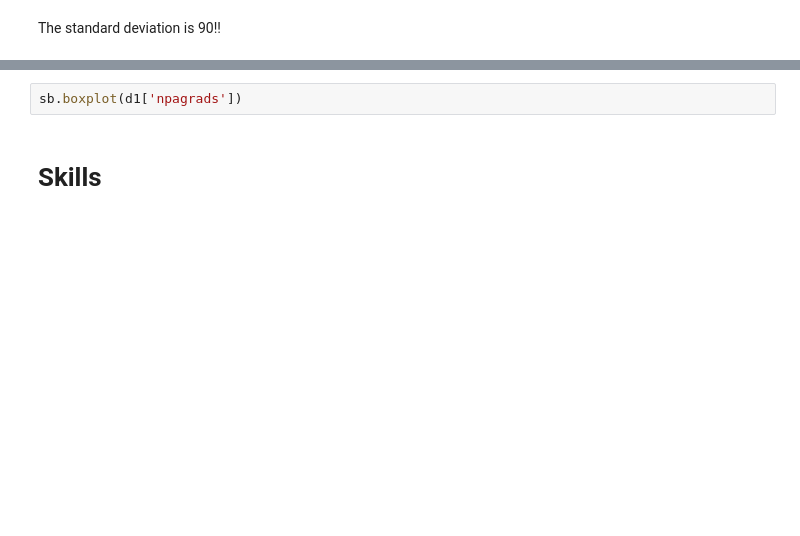
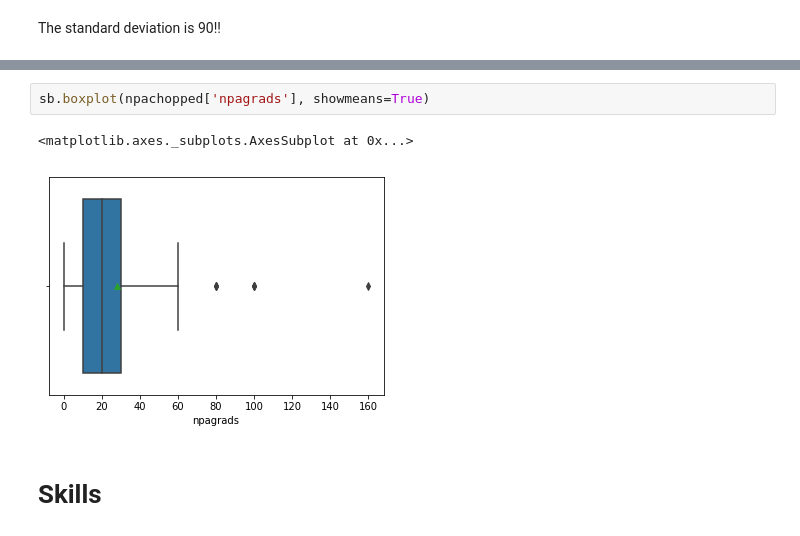
Before and after one commit to lawtj/npa, a Jupyter notebook: npa data.ipynb, the cells around one changed output, grey strips where cells are left out. Saved outputs shown, nothing was run; the diff lists cells and outputs as text; blank space fills up the shorter version.

```diff
--- a/npa data.ipynb
+++ b/npa data.ipynb
@@ -593,4 +596,7 @@ sb.catplot(x='npagrads', data=npachopped, kind='swarm')
 # %%
-sb.boxplot(d1['npagrads'])
+sb.boxplot(npachopped['npagrads'], showmeans=True)
+# %% [output]
+<matplotlib.axes._subplots.AxesSubplot at 0x...>
+[figure, added]
 # %% [markdown]
 # Skills
```
Also changed, not shown: parts of 12 cells of this notebook.
